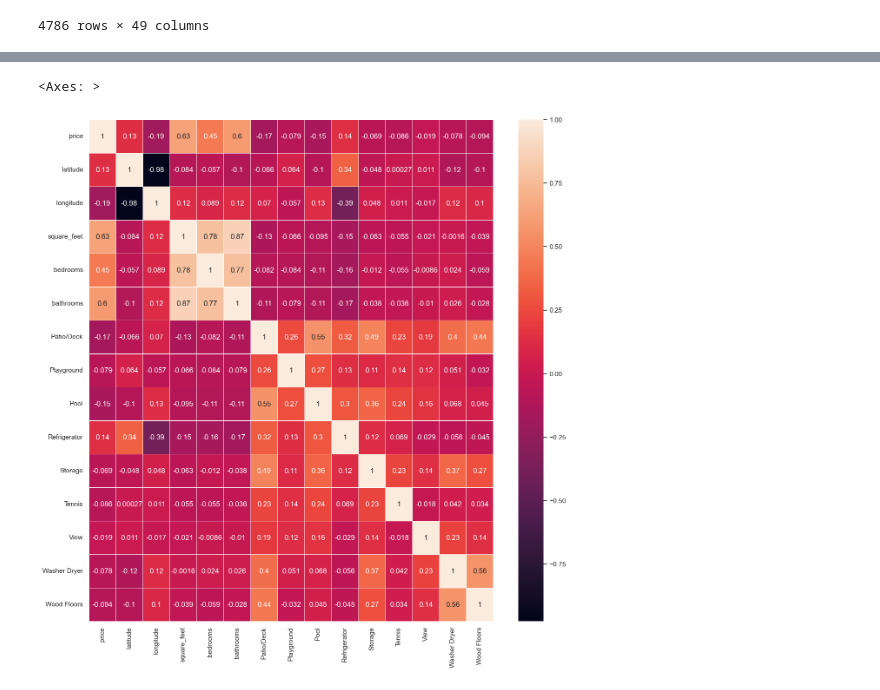
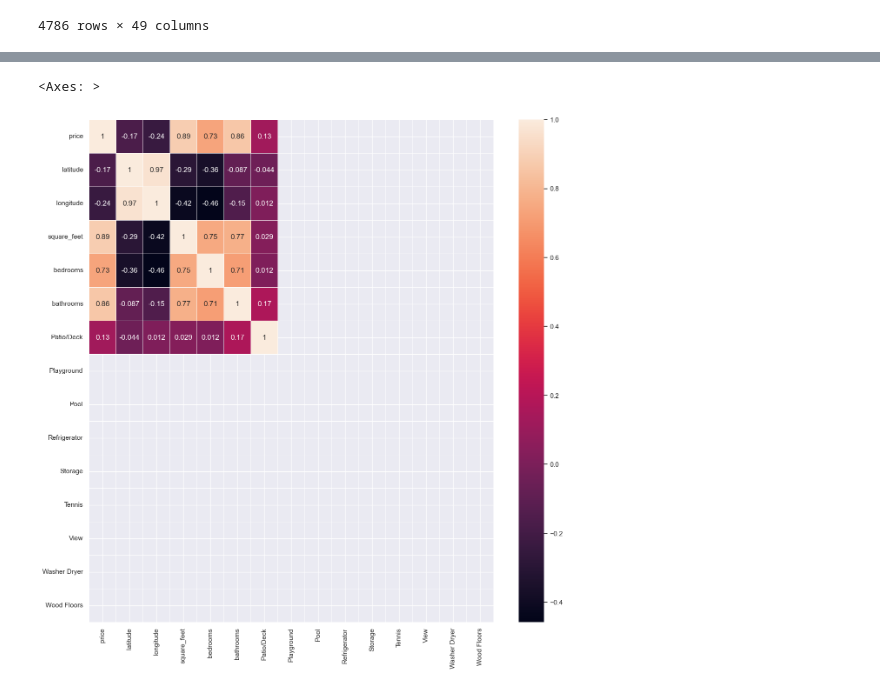
Before and after one commit to baranbytmr/rent-regression-ML, a Jupyter notebook: data/mlproje.ipynb, the cells around one changed output, grey strips where cells are left out. Drawn from its saved outputs; the diff is of its cells as text; code cells hidden in the pictures.

```diff
--- a/data/mlproje.ipynb
+++ b/data/mlproje.ipynb
@@ -95,12 +95,12 @@ sns.boxplot(x='state', y='price', data=data)
 # %%
 #take only CA as state and run correlation matrix of price', 'latitude', 'longitude', 'square_feet', 'bedrooms', 'bathrooms', 'Patio/Deck', 'Playground', 'Pool', 'Refrigerator', 'Storage', 'Tennis', 'View', 'Washer Dryer', 'Wood Floor
-data_CA = data[data['state'] == 'CA']
+data_CA = data[data['state'] == 'AK']
 corr = data_CA[['price', 'latitude', 'longitude', 'square_feet', 'bedrooms', 'bathrooms', 'Patio/Deck', 'Playground', 'Pool', 'Refrigerator', 'Storage', 'Tennis', 'View', 'Washer Dryer', 'Wood Floors']].corr()
 corr
 fig, ax = plt.subplots(figsize=(15,15))         # Sample figsize in inches
 #heatmap with small text
 sns.heatmap(corr, annot=True,linewidths=.5, ax=ax)
 # %% [output]
 <Axes: >
-[figure, old version]
+[figure, new version]
 # %%
```
Also changed, not shown: parts of 5 cells of this notebook, 2 other files.
